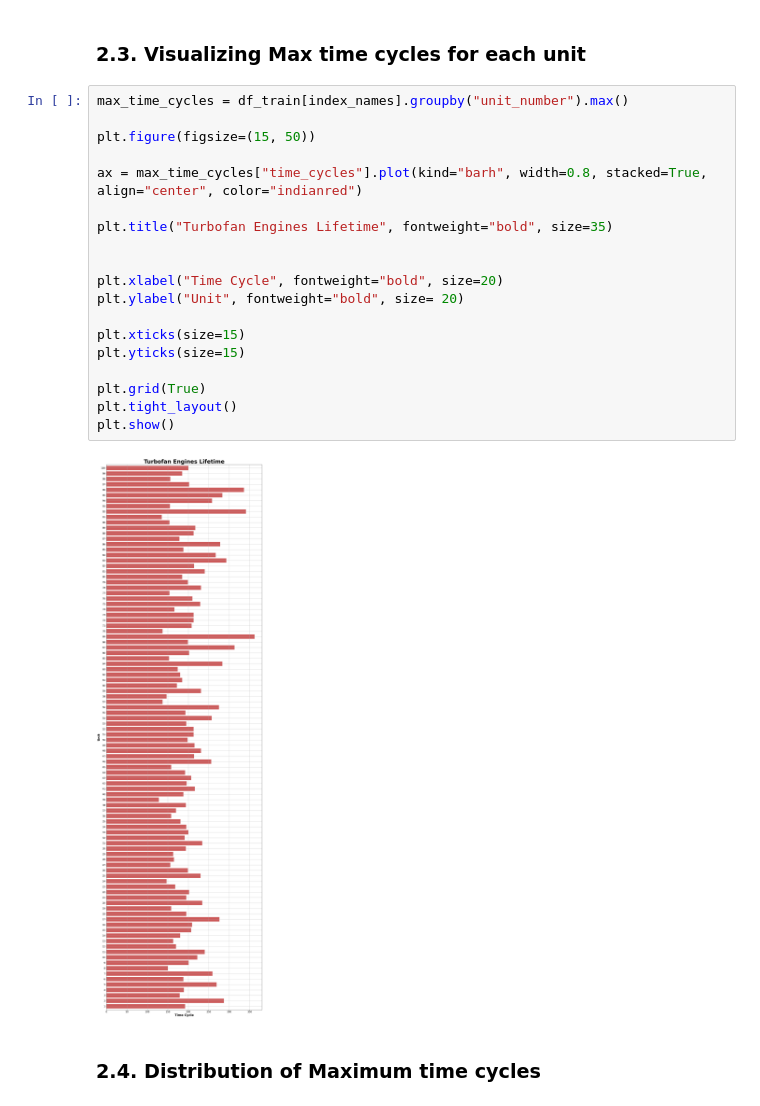
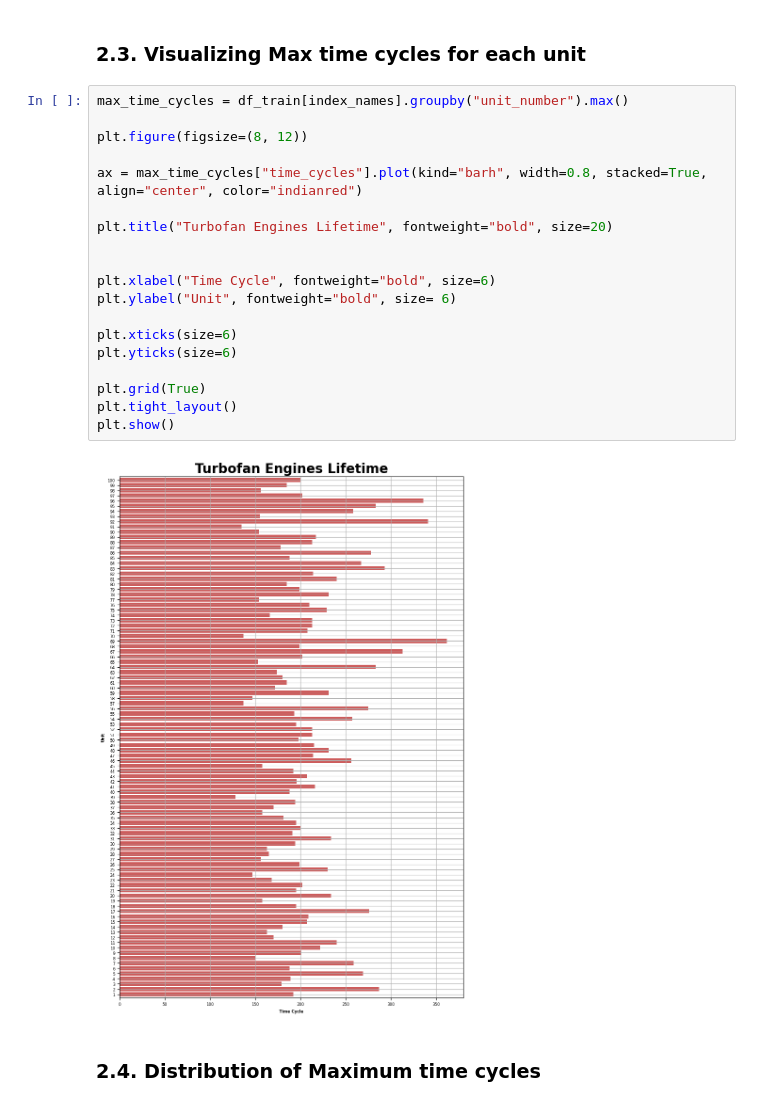
Before and after one commit to AbhijeetSrivastav/Jet-Engine-RUL-Prediction, a Jupyter notebook: research/experiments.ipynb, the cells around one changed output. Saved outputs shown, nothing was run; the diff lists cells and outputs as text.

```diff
--- a/research/experiments.ipynb
+++ b/research/experiments.ipynb
@@ -222,24 +221,24 @@ df_train.loc[:, "s_1":].describe().T
 # %%
 max_time_cycles = df_train[index_names].groupby("unit_number").max()
 
-plt.figure(figsize=(15, 50))
+plt.figure(figsize=(8, 12))
 
 ax = max_time_cycles["time_cycles"].plot(kind="barh", width=0.8, stacked=True, align="center", color="indianred")
 
-plt.title("Turbofan Engines Lifetime", fontweight="bold", size=35)
+plt.title("Turbofan Engines Lifetime", fontweight="bold", size=20)
 
 
-plt.xlabel("Time Cycle", fontweight="bold", size=20)
-plt.ylabel("Unit", fontweight="bold", size= 20)
+plt.xlabel("Time Cycle", fontweight="bold", size=6)
+plt.ylabel("Unit", fontweight="bold", size= 6)
 
-plt.xticks(size=15)
-plt.yticks(size=15)
+plt.xticks(size=6)
+plt.yticks(size=6)
 
 plt.grid(True)
 plt.tight_layout()
 plt.show()
 # %% [output]
-[figure, old version]
+[figure, new version]
 # %% [markdown]
 ### 2.4. Distribution of Maximum time cycles
 # %%
```
Also changed, not shown: parts of 77 cells of this notebook.
